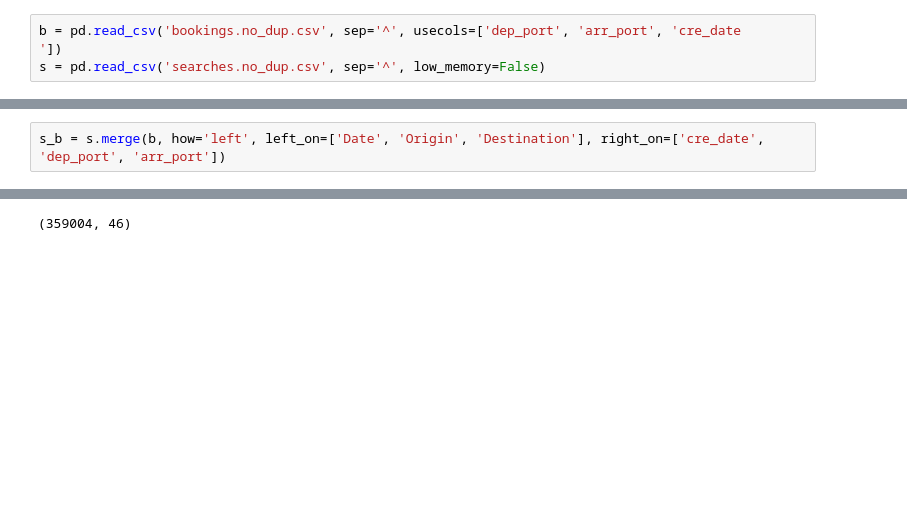
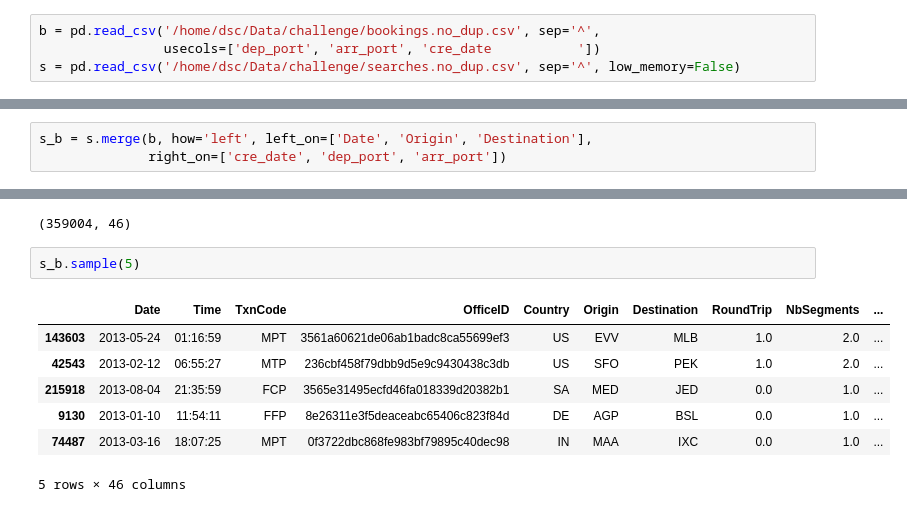
Before and after one commit to martaarozarena/master-data-science, a Jupyter notebook: AmadChallengeMarta.ipynb, the cells around one changed output, grey strips where cells are left out. Cells and saved outputs as stored; diff of their text form; blank space fills up the shorter version.

```diff
--- a/AmadChallengeMarta.ipynb
+++ b/AmadChallengeMarta.ipynb
@@ -1207,8 +1209,9 @@ all_chunks.to_csv('bookings.no_dup.csv', sep='^', index=False)
 #7. fillna(0) en el resultado final
 #8. Save file
 # %%
-b = pd.read_csv('bookings.no_dup.csv', sep='^', usecols=['dep_port', 'arr_port', 'cre_date           '])
-s = pd.read_csv('searches.no_dup.csv', sep='^', low_memory=False)
+b = pd.read_csv('/home/dsc/Data/challenge/bookings.no_dup.csv', sep='^',
+                usecols=['dep_port', 'arr_port', 'cre_date           '])
+s = pd.read_csv('/home/dsc/Data/challenge/searches.no_dup.csv', sep='^', low_memory=False)
 # %%
 b.columns = b.columns.str.strip()
 b.dep_port = b.dep_port.str.strip()
@@ -1256,5 +1264,6 @@ s.head()
 # %%
-s_b = s.merge(b, how='left', left_on=['Date', 'Origin', 'Destination'], right_on=['cre_date', 'dep_port', 'arr_port'])
+s_b = s.merge(b, how='left', left_on=['Date', 'Origin', 'Destination'],
+              right_on=['cre_date', 'dep_port', 'arr_port'])
 # %%
 len(s), len(s_b)
 # %% [output]
@@ -1273,3 +1278,13 @@ s_b.drop(['cre_date', 'dep_port', 'arr_port'], axis=1, inplace=True)
 s_b.shape
 # %% [output]
 (359004, 46)
+# %%
+s_b.sample(5)
+# %% [output]
+|  | Date | Time | TxnCode | OfficeID | Country | Origin | Destination | RoundTrip | NbSegments | ... |
+| 143603 | 2013-05-24 | 01:16:59 | MPT | 3561a60621de06ab1badc8ca55699ef3 | US | EVV | MLB | 1.0 | 2.0 | ... |
+| 42543 | 2013-02-12 | 06:55:27 | MTP | 236cbf458f79dbb9d5e9c9430438c3db | US | SFO | PEK | 1.0 | 2.0 | ... |
+| 215918 | 2013-08-04 | 21:35:59 | FCP | 3565e31495ecfd46fa018339d20382b1 | SA | MED | JED | 0.0 | 1.0 | ... |
+| 9130 | 2013-01-10 | 11:54:11 | FFP | 8e26311e3f5deaceabc65406c823f84d | DE | AGP | BSL | 0.0 | 1.0 | ... |
+| 74487 | 2013-03-16 | 18:07:25 | MPT | 0f3722dbc868fe983bf79895c40dec98 | IN | MAA | IXC | 0.0 | 1.0 | ... |
+5 rows × 46 columns
```
Also changed, not shown: parts of 12 cells of this notebook.
